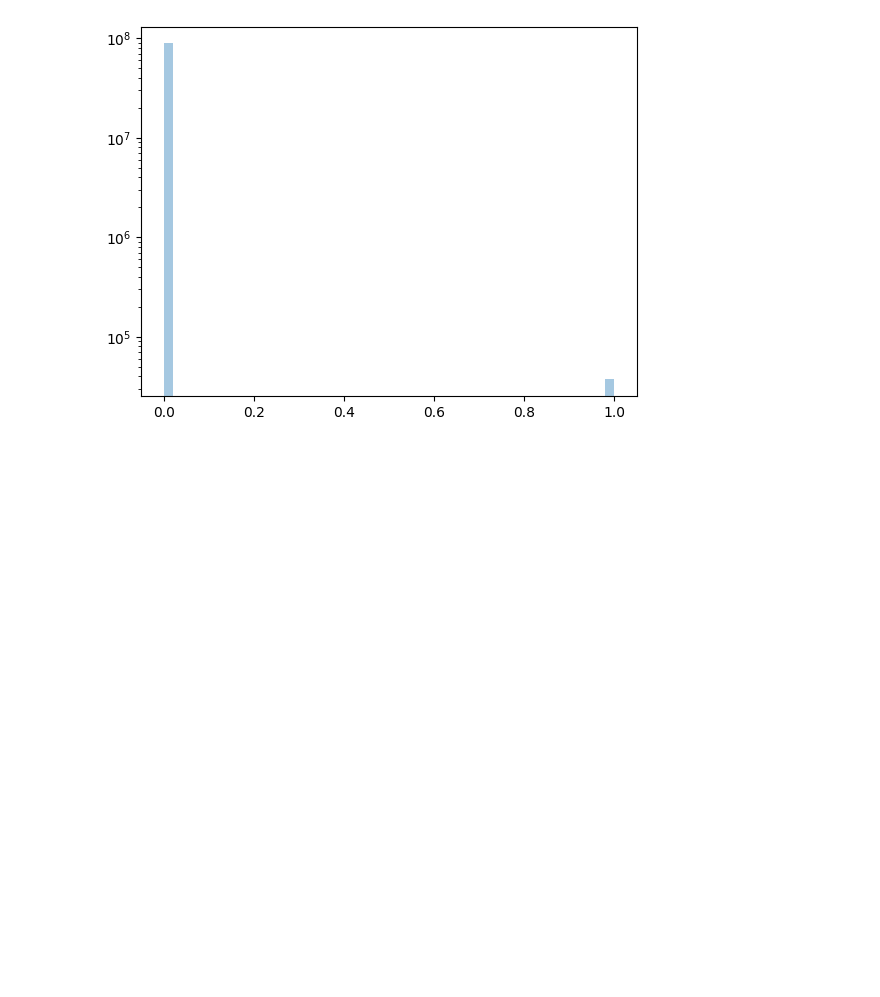
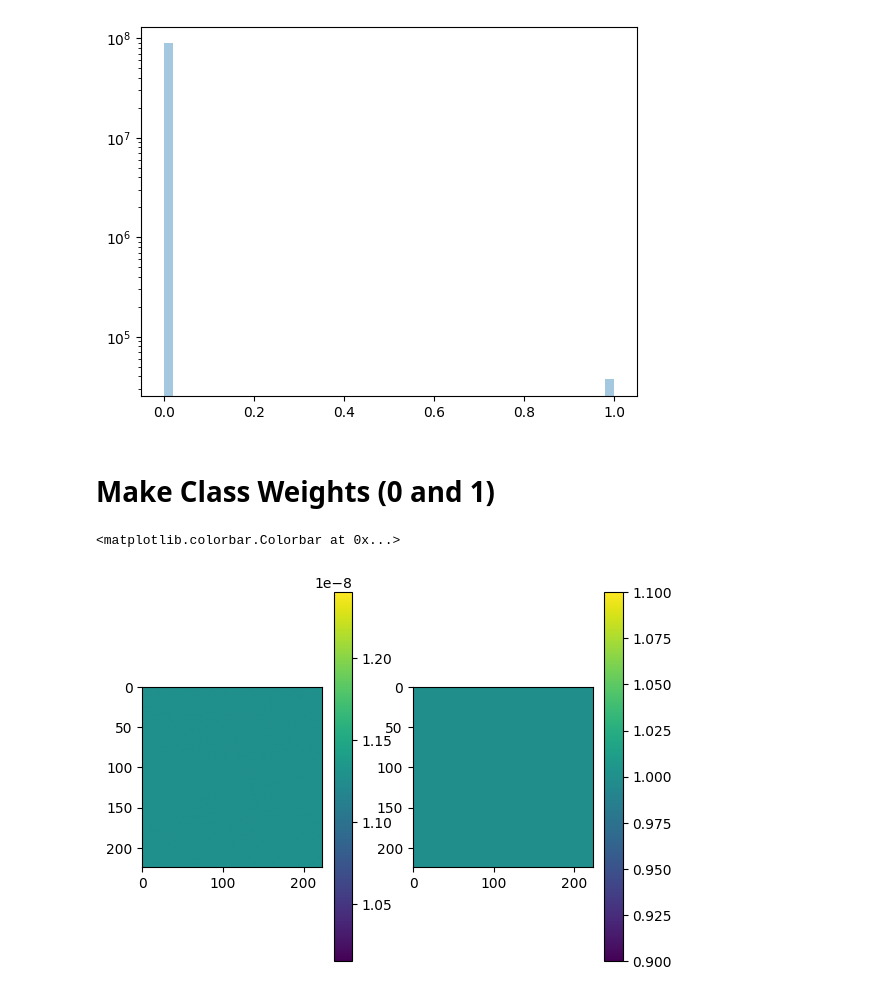
Before and after one commit to kimbird0/deep-learning-toy, a Jupyter notebook: Waldo.ipynb, the cells around one changed output. Saved outputs shown, nothing was run; the diff lists cells and outputs as text; code cells hidden in the pictures; blank space fills up the shorter version.

```diff
--- a/Waldo.ipynb
+++ b/Waldo.ipynb
@@ -244,3 +244,20 @@ https://gist.github.com/mwaskom/de44147ed2974457ad6372750bbe5751
   sns.distplot(labels.flatten(), kde=False, hist_kws={'log':True})
 <Axes: >
 [figure]
+# %% [markdown]
+# **Make Class Weights (0 and 1)**
+# %%
+sample_weights = np.zeros((6, PANNEL_SIZE * PANNEL_SIZE, 2))
+
+sample_weights[:,:,0] = 1. / freq0
+sample_weights[:,:,1] = 1.
+
+plt.subplot(1,2,1)
+plt.imshow(sample_weights[0,:,0].reshape((224, 224)))
+plt.colorbar()
+plt.subplot(1,2,2)
+plt.imshow(sample_weights[0,:,1].reshape((224, 224)))
+plt.colorbar()
+# %% [output]
+<matplotlib.colorbar.Colorbar at 0x...>
+[figure, added]
```
Also changed, not shown: parts of 2 cells of this notebook.
